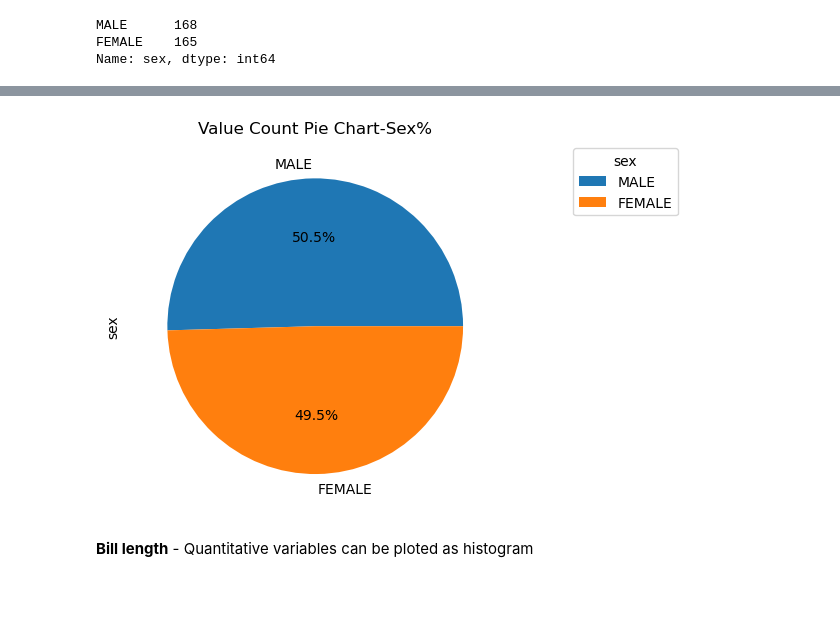
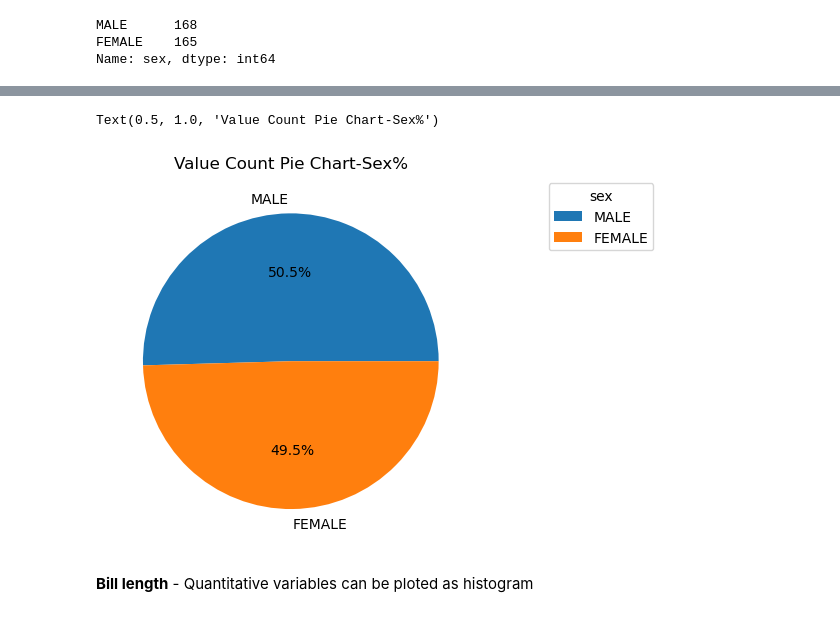
Before and after one commit to OlgaKnut/fundamentals-of-data-analysis-project, a Jupyter notebook: tasks.ipynb, the cells around one changed output, grey strips where cells are left out. Saved outputs shown, nothing was run; the diff lists cells and outputs as text; code cells hidden in the pictures.

```diff
--- a/tasks.ipynb
+++ b/tasks.ipynb
@@ -254,12 +251,12 @@ plt.show()
 # %%
 ax=penguins_df['sex'].value_counts().plot(kind='pie',autopct='%1.1f%%')
 
 ax.legend( title="sex", loc="best", bbox_to_anchor=(1, 0, 0.5, 1))
+ax.yaxis.set_visible(False)
 
 ax.set_title("Value Count Pie Chart-Sex%")
-
-plt.show()
 # %% [output]
+Text(0.5, 1.0, 'Value Count Pie Chart-Sex%')
-[figure, old version]
+[figure, new version]
 # %% [markdown]
 **Bill length** - Quantitative variables can be ploted as histogram
```
Also changed, not shown: parts of 26 cells of this notebook, 1 other file.
